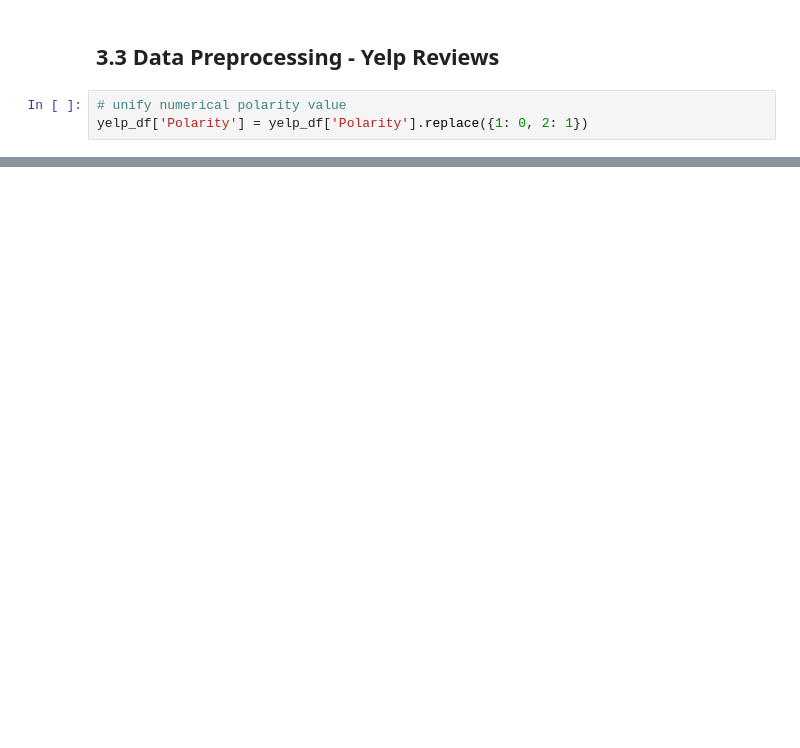
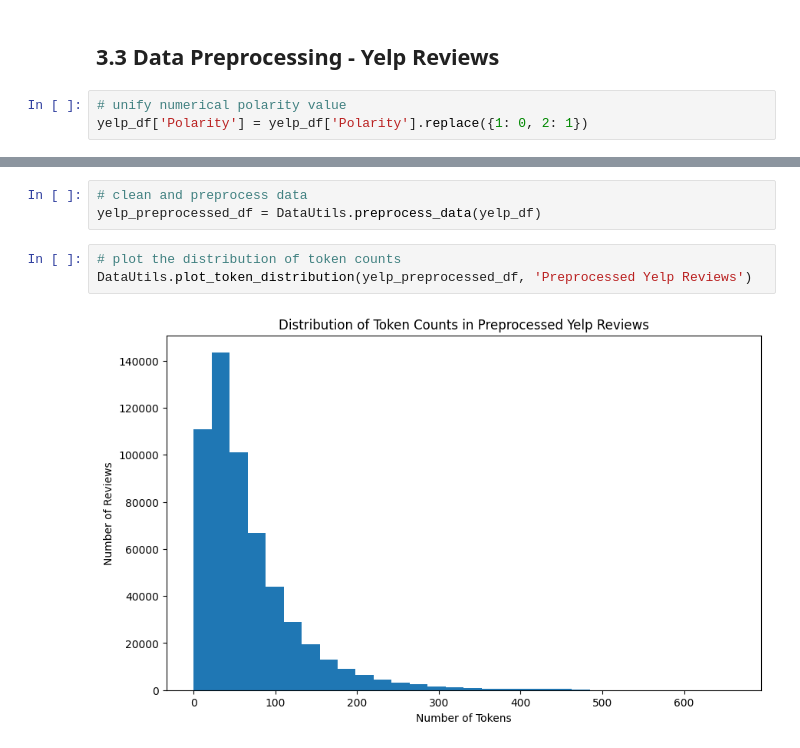
Before and after one commit to Bartosz-Wilkowski/sentiment-analysis, a Jupyter notebook: notebooks/data_preprocessing.ipynb, the cells around one changed output, grey strips where cells are left out. Saved outputs shown, nothing was run; the diff lists cells and outputs as text; blank space fills up the shorter version.

```diff
--- a/notebooks/data_inital_preprocessing.ipynb
+++ b/notebooks/data_preprocessing.ipynb
@@ -242,3 +338,11 @@ DataHandler.display_top_tokens(yelp_df, 'Review')
 22  this   475514
 23  have   471896
 24  they   458200
+# %%
+# clean and preprocess data
+yelp_preprocessed_df = DataUtils.preprocess_data(yelp_df)
+# %%
+# plot the distribution of token counts
+DataUtils.plot_token_distribution(yelp_preprocessed_df, 'Preprocessed Yelp Reviews')
+# %% [output]
+[figure, added]
```
Also changed, not shown: parts of 26 cells of this notebook, 2 other files.
